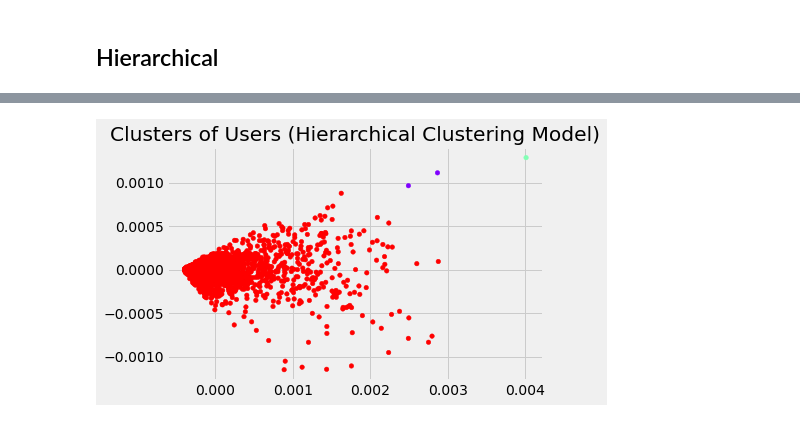
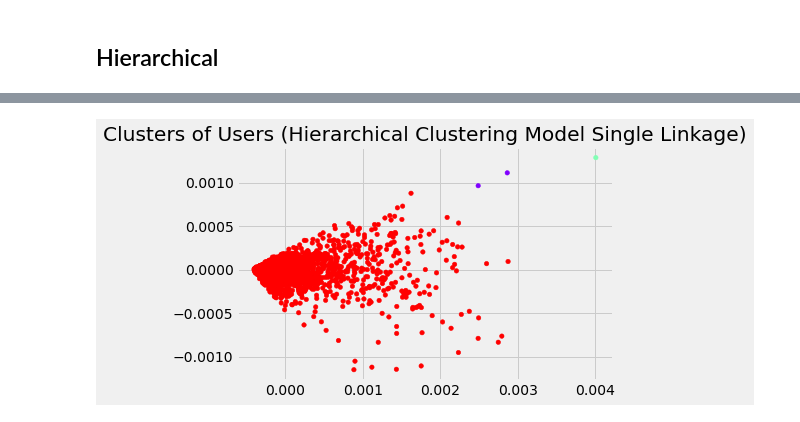
Before and after one commit to fajarzuhrihadiyanto/tugas-clustering, a Jupyter notebook: notebooks/main.ipynb, the cells around one changed output, grey strips where cells are left out. Saved outputs shown, nothing was run; the diff lists cells and outputs as text; code cells hidden in the pictures.

```diff
--- a/notebooks/main.ipynb
+++ b/notebooks/main.ipynb
@@ -285,24 +280,24 @@ plt.show()
 # %%
 #4 Fitting hierarchical clustering to the buddymove dataset
 # There are two algorithms for hierarchical clustering: Agglomerative Hierarchical Clustering and
 # Divisive Hierarchical Clustering. We choose Euclidean distance and ward method for our
 # algorithm class
 hc = AgglomerativeClustering(n_clusters = 3, affinity = 'euclidean', linkage ='single')
 
 # Lets try to fit the hierarchical clustering algorithm  to dataset X while creating the
 # clusters vector that tells for each users which cluster the users belongs to.
 
 y_hc=hc.fit_predict(X)
 
 #5 Visualizing the clusters. This code is similar to k-means visualization code.
 #We only replace the y_kmeans vector name to y_hc for the hierarchical clustering
 
 plt.scatter(X[:,0], X[:,1], c=hc.labels_, s=20, cmap='rainbow')
-plt.title('Clusters of Users (Hierarchical Clustering Model)')
+plt.title('Clusters of Users (Hierarchical Clustering Model Single Linkage)')
 
 plt.show()
 # %% [output]
-[figure, old version]
+[figure, new version]
 # %%
 from sklearn.metrics import silhouette_score
 score = silhouette_score(X,y_hc)
```
Also changed, not shown: parts of 10 cells of this notebook.
